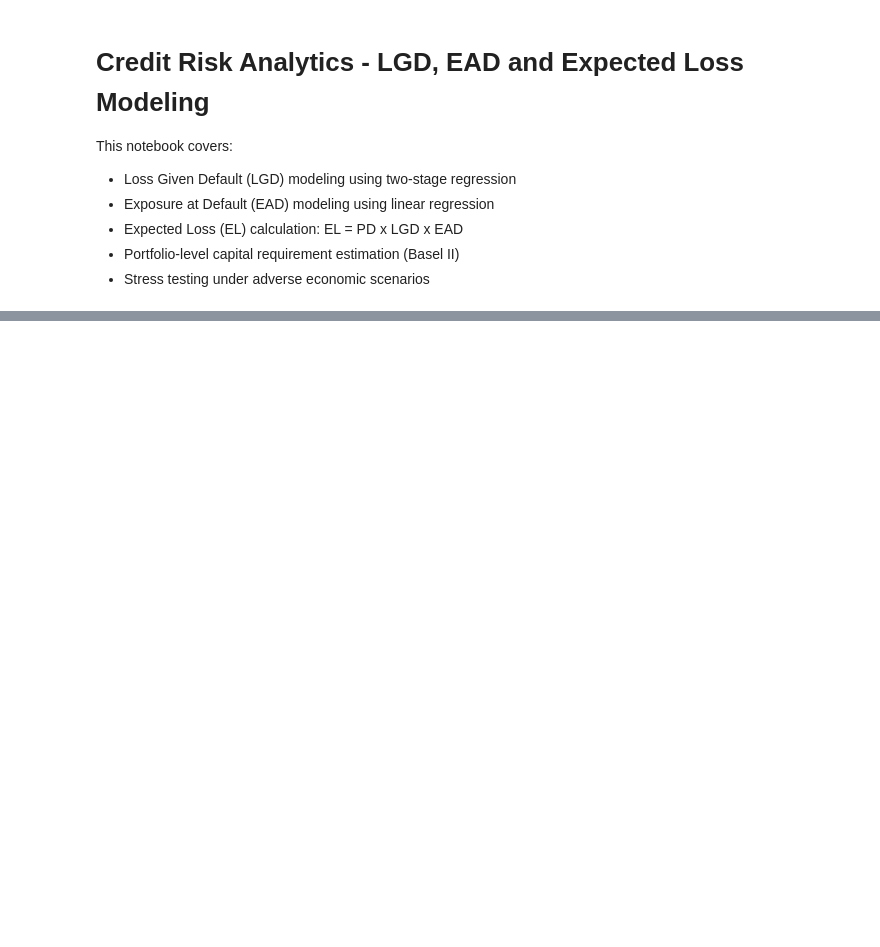
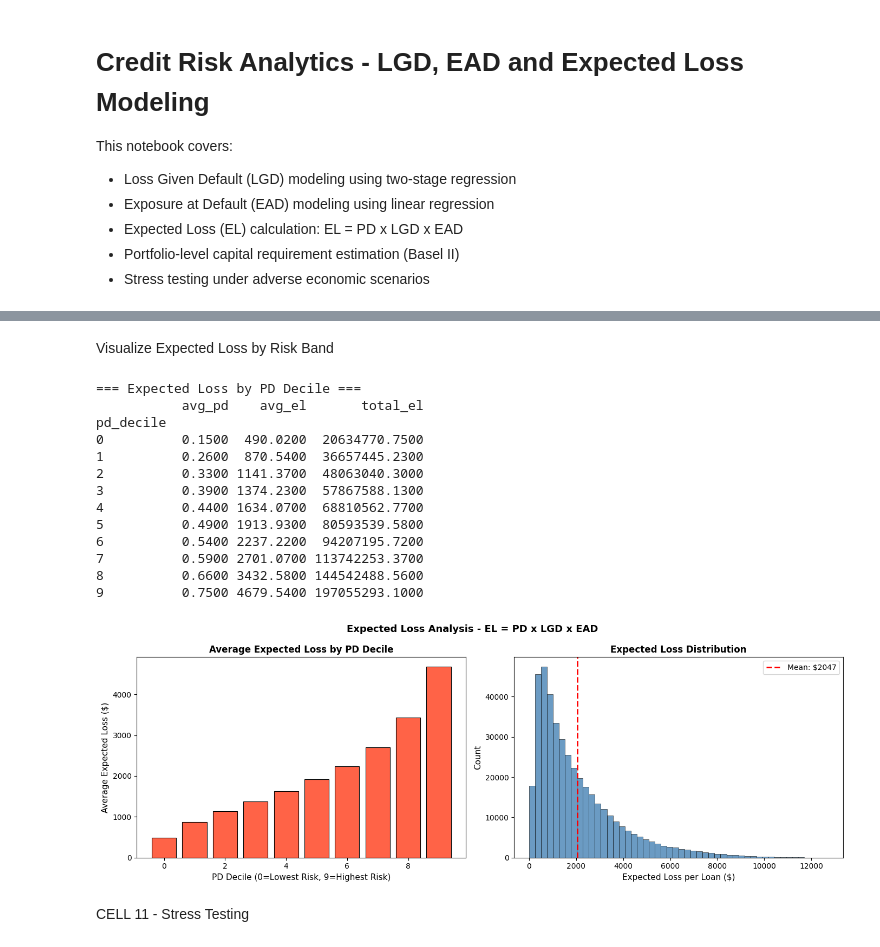
Before and after one commit to karthik-1604/Credit-Risk-Analytics, a Jupyter notebook: notebooks/03_lgd_ead_modeling.ipynb, the cells around one changed output, grey strips where cells are left out. Saved outputs shown, nothing was run; the diff lists cells and outputs as text; code cells hidden in the pictures; blank space fills up the shorter version.

Commit message:
Save notebook 3 with cell outputs

```diff
--- a/notebooks/03_lgd_ead_modeling.ipynb
+++ b/notebooks/03_lgd_ead_modeling.ipynb
@@ -234,0 +228,33 @@ print(f"Portfolio EL Rate: {(train_el.sum() / (train['loan_amnt'].fillna(0) * le
+# %%
+# ============================================================
+# CELL 9 - Expected Loss Calculation (Grade-Level)
+# ============================================================
+# EL = PD x LGD x EAD mapped at grade level for each loan
+
+# Create grade-level LGD and EAD lookup
+lgd_map = defaulted.groupby('grade')['lgd'].mean().to_dict()
+ead_map = defaulted.groupby('grade')['ead_rate'].mean().to_dict()
+
+# Map grade-level estimates back to training set
+train_lgd = raw.loc[raw['issue_year'] <= 2015, 'grade'].map(lgd_map).fillna(mean_lgd)
+train_ead = raw.loc[raw['issue_year'] <= 2015, 'grade'].map(ead_map).fillna(mean_ead_rate)
+
+# Align index with train set
+train_lgd = train_lgd.values[:len(train_pd)]
+train_ead = train_ead.values[:len(train_pd)]
+train_loan_amnt = train['loan_amnt'].fillna(train['loan_amnt'].median()).values
+
+# EL = PD x LGD x EAD x Loan Amount
+train_el = train_pd * train_lgd * train_ead * train_loan_amnt
+
+print("=== Expected Loss (EL) Analysis - Grade Level ===")
+print(f"Mean PD:       {train_pd.mean():.4f} ({train_pd.mean()*100:.2f}%)")
+print(f"Mean LGD:      {mean_lgd:.4f} ({mean_lgd*100:.2f}%)")
+print(f"Mean EAD Rate: {mean_ead_rate:.4f} ({mean_ead_rate*100:.2f}%)")
+print(f"\nMean EL per loan: ${train_el.mean():,.2f}")
+print(f"Total Portfolio EL: ${train_el.sum()/1e6:.2f}M")
+
+print("\nNote: Grade-level LGD and EAD estimates are used over portfolio")
+print("averages as they capture risk differentiation across loan grades.")
+print("Both LGD and EAD increase monotonically from Grade A to G,")
+print("consistent with expected credit risk behavior.")
@@ -235,9 +274,11 @@ print(f"Portfolio EL Rate: {(train_el.sum() / (train['loan_amnt'].fillna(0) * le
+# %% [markdown]
+Visualize Expected Loss by Risk Band
 # %%
 scorecard = pd.read_csv('../data/scorecard_output.csv')
 
 el_df = pd.DataFrame({
     'pd_score': train_pd,
-    'expected_loss': train_el.values,
+    'expected_loss': train_el,
     'loan_amnt': train['loan_amnt'].fillna(train['loan_amnt'].median()).values
 })
 
@@ -249,33 +290,50 @@ decile_el = el_df.groupby('pd_decile').agg(
     total_el=('expected_loss', 'sum')
 ).round(2)
 
 print("=== Expected Loss by PD Decile ===")
 print(decile_el)
 
 fig, axes = plt.subplots(1, 2, figsize=(14, 5))
 
 # Average EL by decile
 axes[0].bar(decile_el.index, decile_el['avg_el'],
             color='tomato', edgecolor='black', linewidth=0.8)
 axes[0].set_xlabel('PD Decile (0=Lowest Risk, 9=Highest Risk)', fontsize=11)
 axes[0].set_ylabel('Average Expected Loss ($)', fontsize=11)
 axes[0].set_title('Average Expected Loss by PD Decile', fontsize=12, fontweight='bold')
 
 # EL distribution
 axes[1].hist(train_el, bins=50, color='steelblue',
              edgecolor='black', linewidth=0.5, alpha=0.8)
 axes[1].set_xlabel('Expected Loss per Loan ($)', fontsize=11)
 axes[1].set_ylabel('Count', fontsize=11)
 axes[1].set_title('Expected Loss Distribution', fontsize=12, fontweight='bold')
 axes[1].axvline(train_el.mean(), color='red', linestyle='--',
                 linewidth=2, label=f'Mean: ${train_el.mean():.0f}')
 axes[1].legend()
 
 plt.suptitle('Expected Loss Analysis - EL = PD x LGD x EAD',
              fontsize=13, fontweight='bold')
 plt.tight_layout()
 plt.savefig('expected_loss.png', dpi=150, bbox_inches='tight')
 plt.show()
+# %% [output]
+=== Expected Loss by PD Decile ===
+           avg_pd    avg_el       total_el
+pd_decile
+0          0.1500  490.0200  20634770.7500
+1          0.2600  870.5400  36657445.2300
+2          0.3300 1141.3700  48063040.3000
+3          0.3900 1374.2300  57867588.1300
+4          0.4400 1634.0700  68810562.7700
+5          0.4900 1913.9300  80593539.5800
+6          0.5400 2237.2200  94207195.7200
+7          0.5900 2701.0700 113742253.3700
+8          0.6600 3432.5800 144542488.5600
+9          0.7500 4679.5400 197055293.1000
+[figure, added]
+# %% [markdown]
+CELL 11 - Stress Testing
 # %%
 scenarios = {
     'Base Case':    {'pd_multiplier': 1.0, 'lgd_multiplier': 1.0},
```
Also changed, not shown: parts of 24 cells of this notebook.
